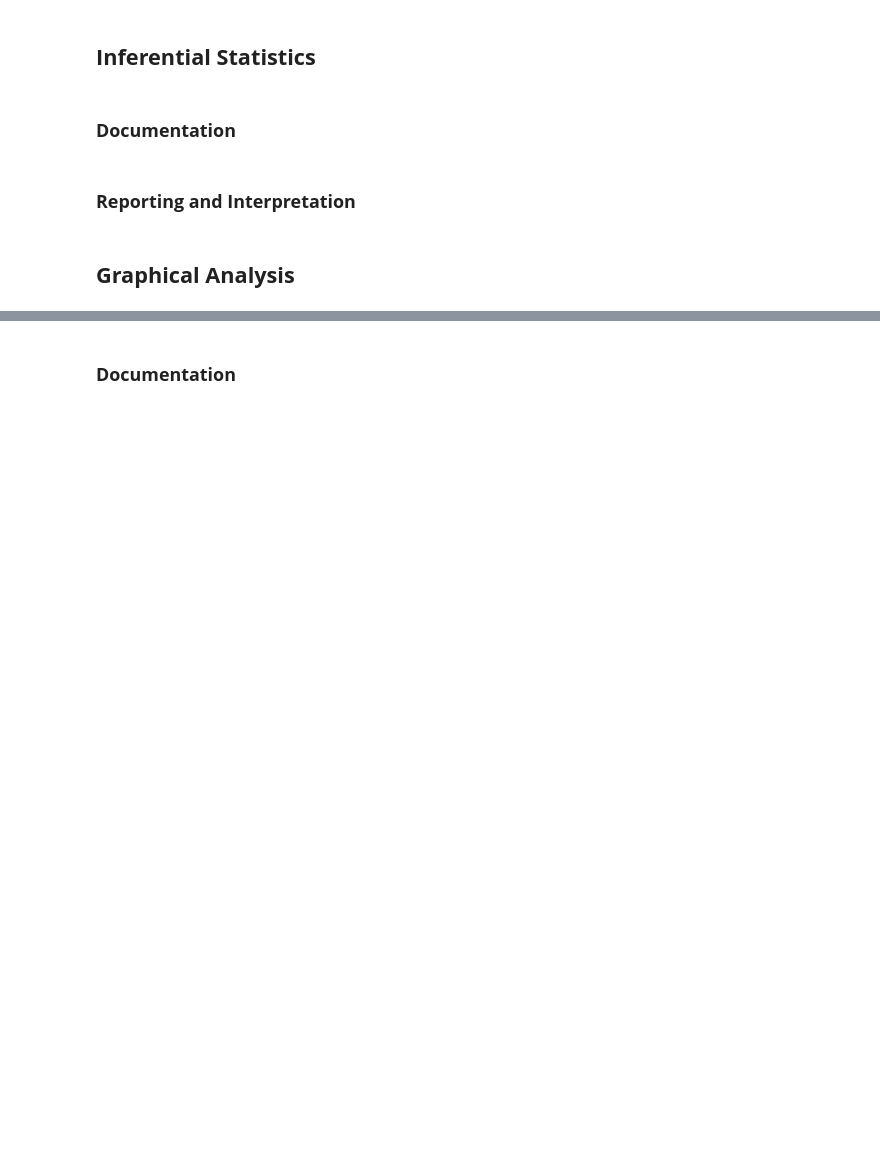
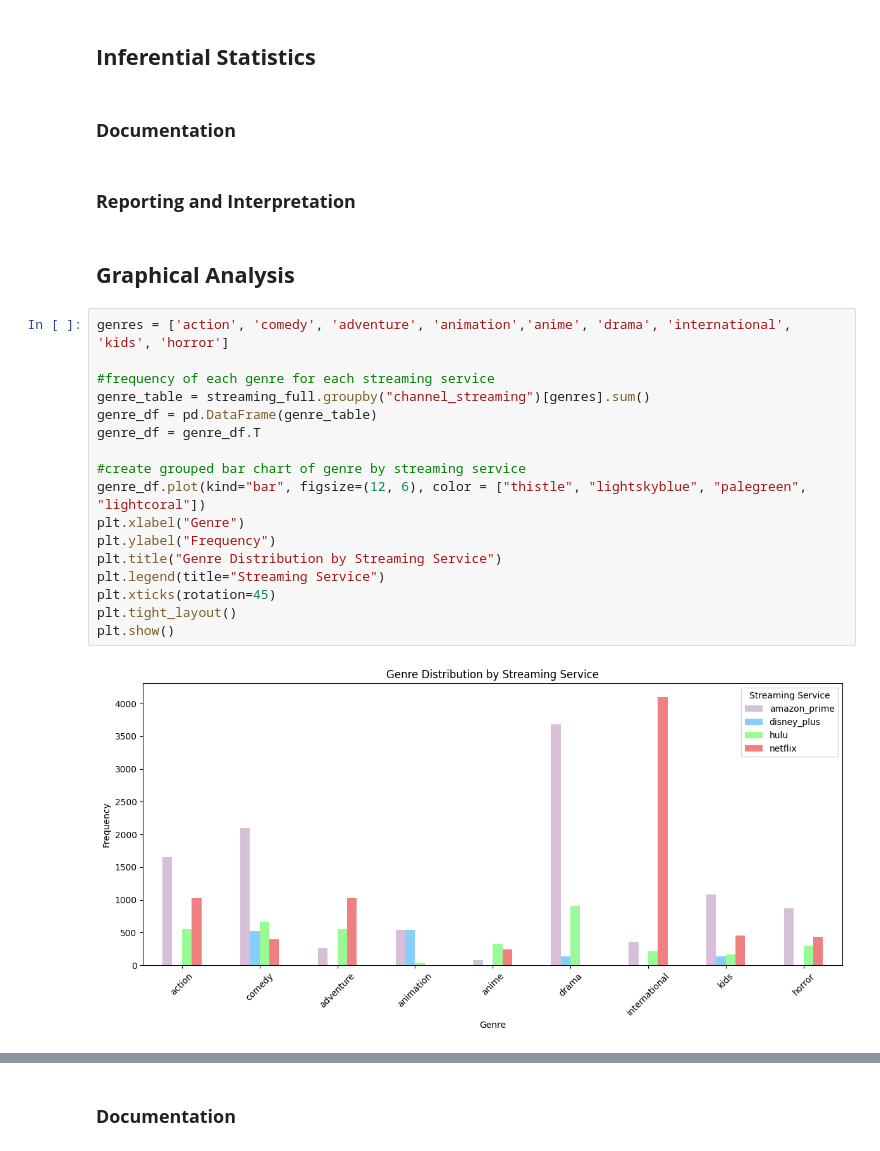
Before and after one commit to karisp94/si618_project, a Jupyter notebook: ProjectPart2.ipynb, the cells around one changed output, grey strips where cells are left out. Cells and saved outputs as stored; diff of their text form; blank space fills up the shorter version.

Commit message:
did graphical analysis section

```diff
--- a/ProjectPart2.ipynb
+++ b/ProjectPart2.ipynb
@@ -130,3 +94,22 @@ Interspresed throughout code whomp whomp
 ### **Reporting and Interpretation**
 # %% [markdown]
 ## **Graphical Analysis**
+# %%
+genres = ['action', 'comedy', 'adventure', 'animation','anime', 'drama', 'international', 'kids', 'horror']
+
+#frequency of each genre for each streaming service
+genre_table = streaming_full.groupby("channel_streaming")[genres].sum()
+genre_df = pd.DataFrame(genre_table)
+genre_df = genre_df.T
+
+#create grouped bar chart of genre by streaming service
+genre_df.plot(kind="bar", figsize=(12, 6), color = ["thistle", "lightskyblue", "palegreen", "lightcoral"])
+plt.xlabel("Genre")
+plt.ylabel("Frequency")
+plt.title("Genre Distribution by Streaming Service")
+plt.legend(title="Streaming Service")
+plt.xticks(rotation=45)
+plt.tight_layout()
+plt.show()
+# %% [output]
+[figure, added]
```
Also changed, not shown: parts of 14 cells of this notebook.
